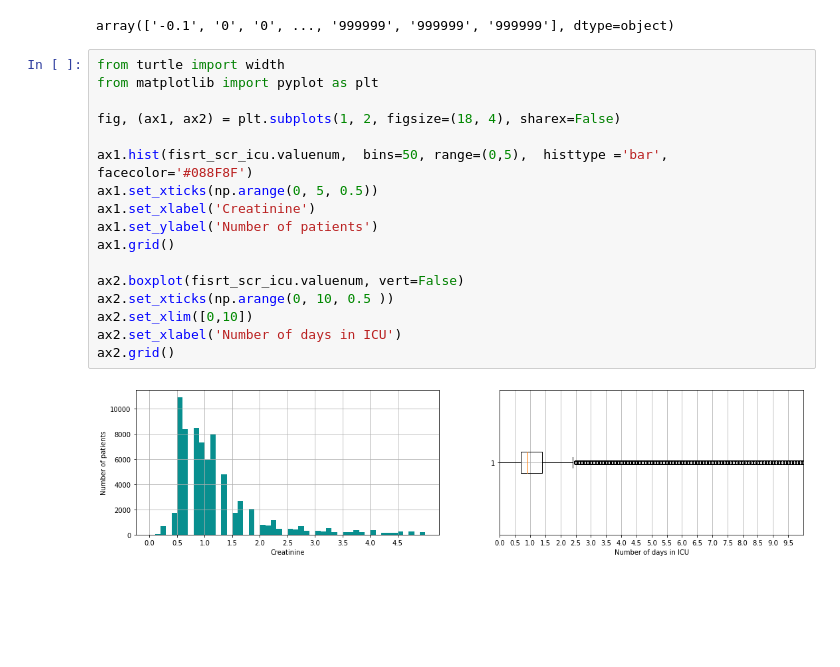
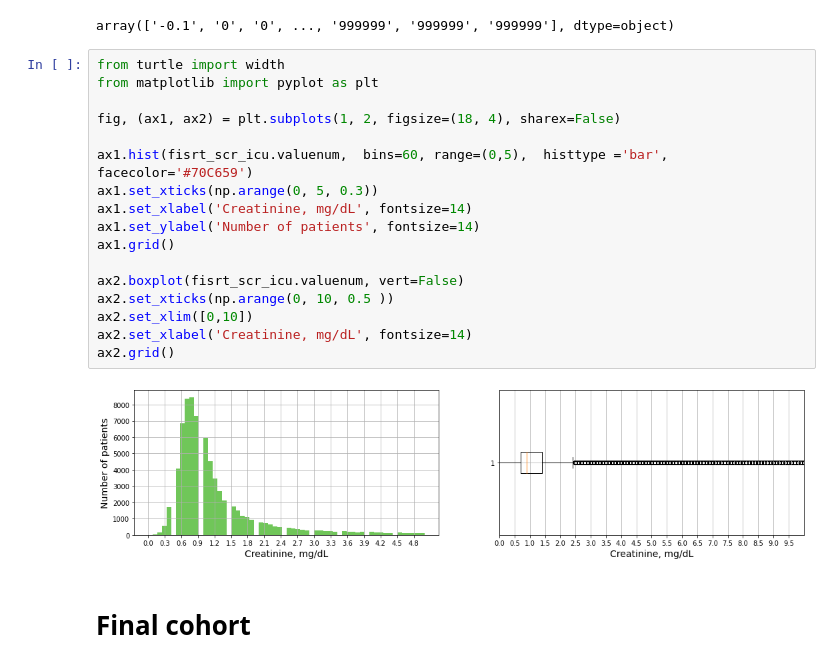
Before and after one commit to maslenkovas/aki_prediction, a Jupyter notebook: other/Cohort_analysis.ipynb, the cells around one changed output. Drawn from its saved outputs; the diff is of its cells as text; blank space fills up the shorter version.

```diff
--- a/other/Cohort_analysis.ipynb
+++ b/other/Cohort_analysis.ipynb
@@ -174,19 +198,21 @@ array(['-0.1', '0', '0', ..., '999999', '999999', '999999'], dtype=object)
 # %%
 from turtle import width
 from matplotlib import pyplot as plt
 
 fig, (ax1, ax2) = plt.subplots(1, 2, figsize=(18, 4), sharex=False)
 
-ax1.hist(fisrt_scr_icu.valuenum,  bins=50, range=(0,5),  histtype ='bar', facecolor='#088F8F')
-ax1.set_xticks(np.arange(0, 5, 0.5))
-ax1.set_xlabel('Creatinine')
-ax1.set_ylabel('Number of patients')
+ax1.hist(fisrt_scr_icu.valuenum,  bins=60, range=(0,5),  histtype ='bar', facecolor='#70C659')
+ax1.set_xticks(np.arange(0, 5, 0.3))
+ax1.set_xlabel('Creatinine, mg/dL', fontsize=14)
+ax1.set_ylabel('Number of patients', fontsize=14)
 ax1.grid()
 
 ax2.boxplot(fisrt_scr_icu.valuenum, vert=False)
 ax2.set_xticks(np.arange(0, 10, 0.5 ))
 ax2.set_xlim([0,10])
-ax2.set_xlabel('Number of days in ICU')
+ax2.set_xlabel('Creatinine, mg/dL', fontsize=14)
 ax2.grid()
 # %% [output]
-[figure, old version]
+[figure, new version]
+# %% [markdown]
+# Final cohort
```
Also changed, not shown: parts of 14 cells of this notebook, 6 other files.
